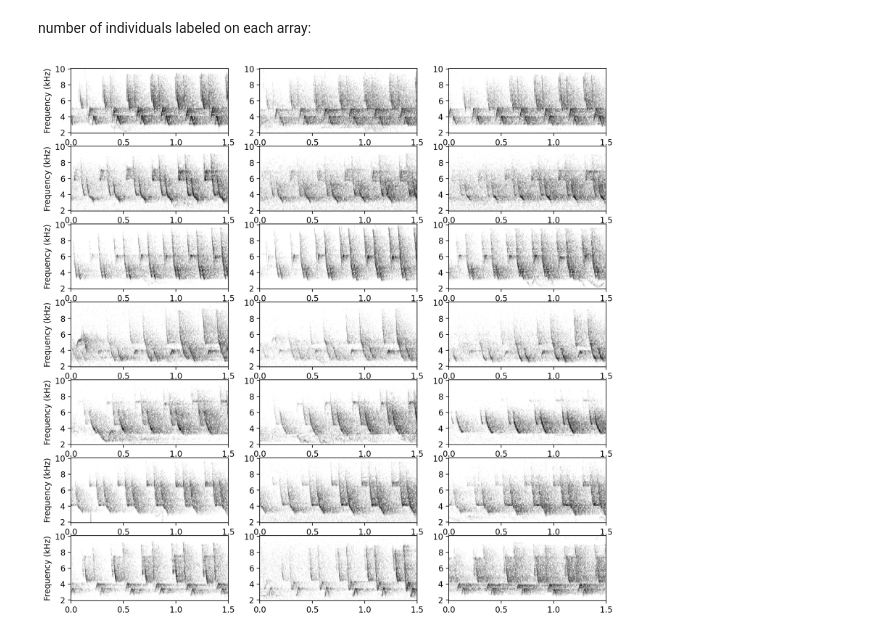
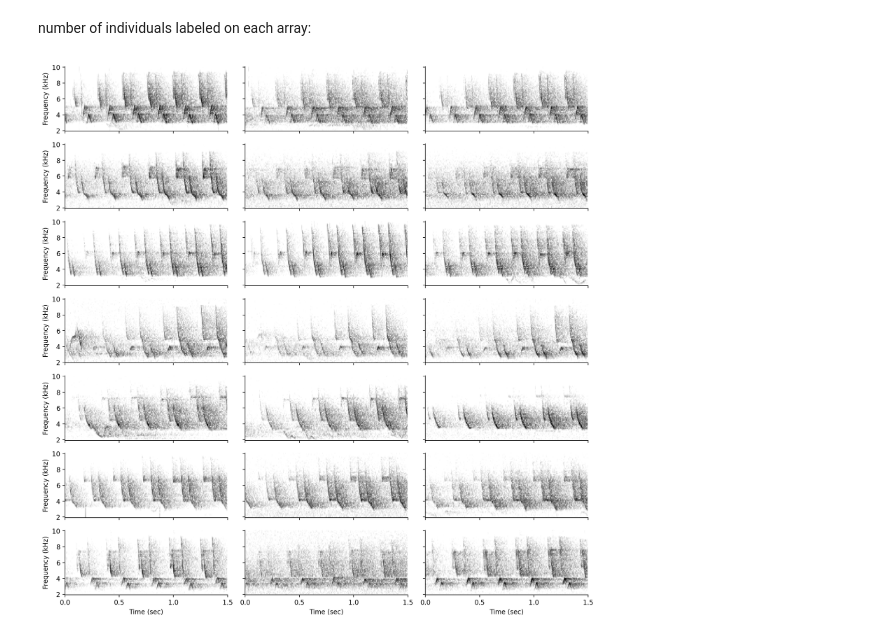
Before and after one commit to sammlapp/ovenbird-individual-recognition, a Jupyter notebook: scripts/1_create_evaluation_sets_from_localization/10_song_spec_figure2.ipynb, the cells around one changed output. Drawn from its saved outputs; the diff is of its cells as text; code cells hidden in the pictures.

```diff
--- a/scripts/1_create_evaluation_sets_from_localization/10_song_spec_figure2.ipynb
+++ b/scripts/1_create_evaluation_sets_from_localization/10_song_spec_figure2.ipynb
@@ -33,6 +33,7 @@ def plot_spec_on_ax(
     show_colorbar=False,
     range=(-100, -20),
     kHz=True,
+    rasterize_mesh=True,
 ):
     """Plot the spectrogram with matplotlib.pyplot
 
@@ -43,12 +44,13 @@ def plot_spec_on_ax(
         range: tuple of (min,max) values of .spectrogram to map to the lowest/highest
             pixel values. Values outside this range will be clipped to the min/max values
         kHz: bool [default:False] if True, y axis is plotted in units of kHz rather than Hz
+        rasterize_mesh: if True, rasterize only the spectrogram mesh for smaller vector PDFs
     """
     norm = matplotlib.colors.Normalize(vmin=range[0], vmax=range[1])
 
     # if user specifies kHz=True, use kHz units rather than Hz on y axis
     y = self.frequencies / 1000 if kHz else self.frequencies
-    ax.pcolormesh(
+    pcm = ax.pcolormesh(
         self.times,
         y,
         self.spectrogram,
@@ -56,6 +58,8 @@ def plot_spec_on_ax(
         cmap="Greys",
         norm=norm,
     )
+    if rasterize_mesh:
+        pcm.set_rasterized(True)
 
     ax.set_xlabel("Time (sec)")
     ax.set_ylabel(f"Frequency ({'kHz' if kHz else 'Hz'})")
@@ -77,29 +81,33 @@ audio_file_table = pd.read_csv(
 # %%
 figsize(12, 12)
 np.random.seed(20250618)
 fig, axs = plt.subplots(7, 3)
 for row_idx, label in enumerate([4, 31, 36, 37, 3, 28, 22]):
     cluster_samples = songs[songs["class"] == label]
     for col_idx, row in cluster_samples.sample(3).reset_index().iterrows():
         ax = axs[row_idx, col_idx]
         # select the file of the recorder nearest to the event
         clip_name = row.file_ids[np.argmin(row.mic_distances_m)]
         clip_path = root / audio_file_table.at[clip_name, "rel_path"]
         # since file is 10s and we want central 1.5s, load starting at 4 seconds
         a = Audio.from_file(clip_path, offset=4, duration=1.5).normalize()
         s = Spectrogram.from_audio(a).bandpass(2000, 10000)
 
-        plot_spec_on_ax(s, ax=ax, kHz=True, range=[-55, -10])
+        plot_spec_on_ax(s, ax=ax, kHz=True, range=[-55, -10], rasterize_mesh=False)
         ax.set_yticks([2, 4, 6, 8, 10])
         ax.set_xticks([0, 0.5, 1, 1.5])
         # a.show_widget()
         # ax.set_title(row.aiid_label)
 
-        if row_idx != 4:
+        if row_idx != 6:
             ax.set_xlabel(None)
+            # also remove numbers
+            ax.set_xticklabels([])
         if col_idx != 0:
             ax.set_ylabel(None)
-
-plt.savefig("../../figures/Figure2_individuals_specs.pdf")
+            ax.set_yticklabels([])
+sns.despine()
+fig.tight_layout()
+plt.savefig("../../figures/individuals_specs.pdf", dpi=300, bbox_inches="tight")
 # %% [output]
-[figure, old version]
+[figure, new version]
```
Also changed, not shown: 48 other files.
